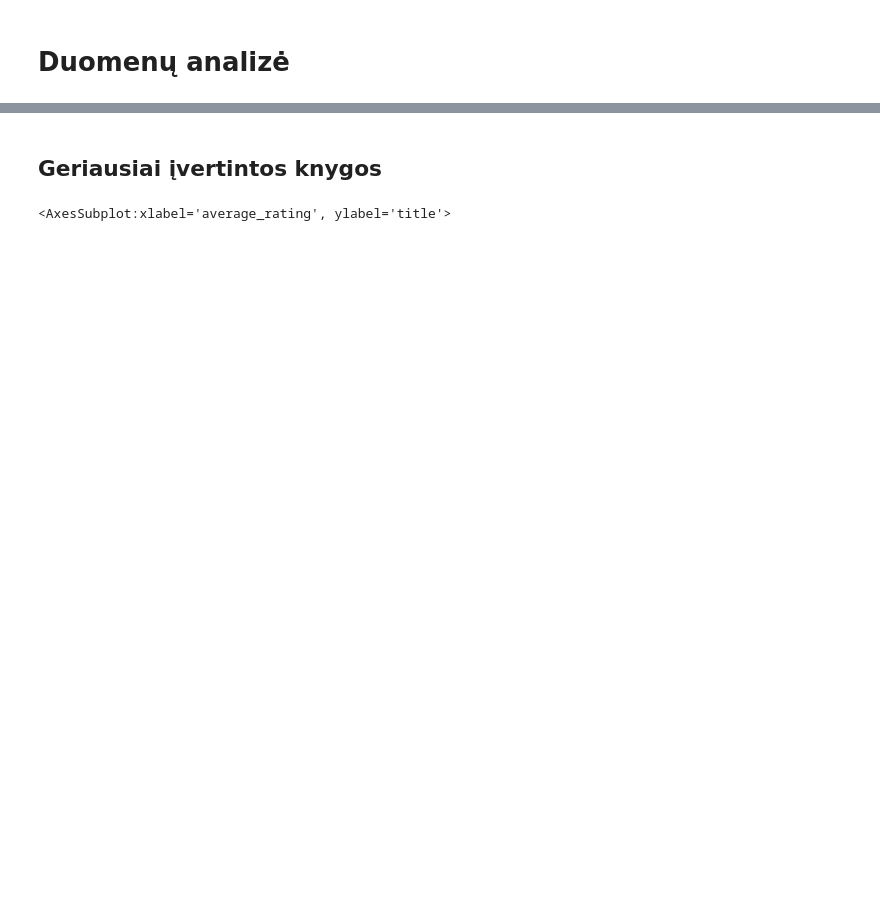
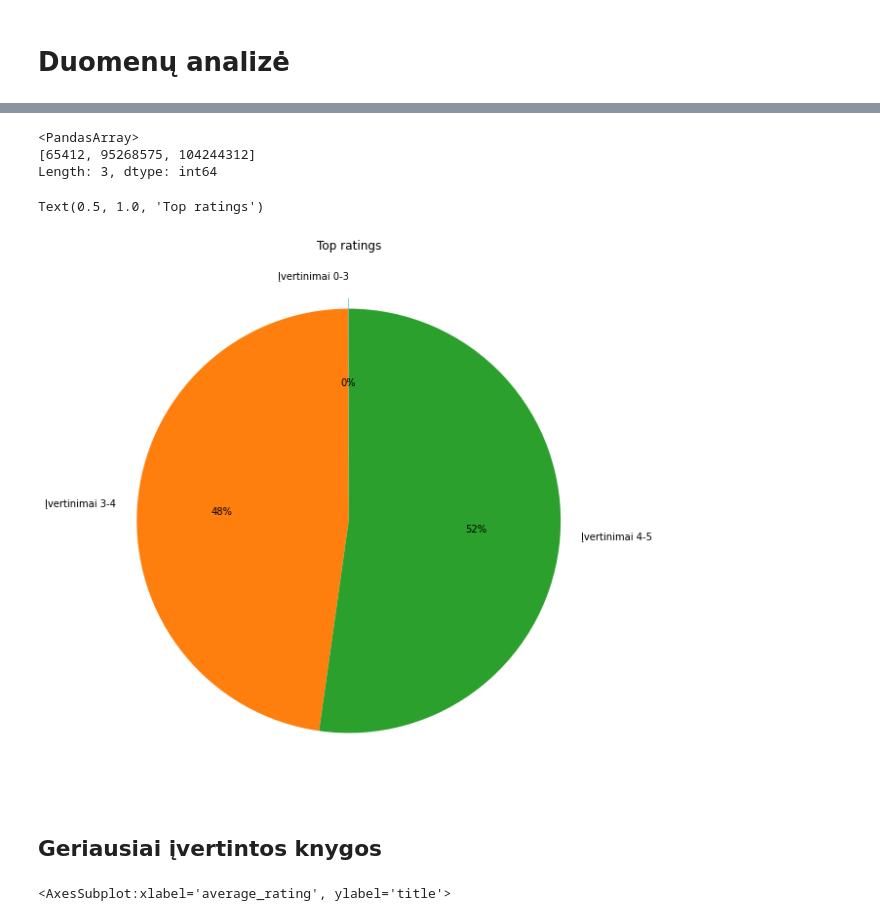
Before and after one commit to GretaMatu/python_mokymai, a Jupyter notebook: baigiamasis_darbas.ipynb, the cells around one changed output, grey strips where cells are left out. Saved outputs shown, nothing was run; the diff lists cells and outputs as text; code cells hidden in the pictures; blank space fills up the shorter version.

```diff
--- a/baigiamasis_darbas.ipynb
+++ b/baigiamasis_darbas.ipynb
@@ -112,0 +115,4 @@ books.head(2)
+# %%
+grouped_books = books.groupby(np.ceil(books['average_rating']))['ratings_count'].apply(lambda x: sum(x))[1:]
+#grouped_books = grouped_books[1:]
+grouped_books
@@ -113,3 +127,22 @@ books.head(2)
+# %%
+counts = grouped_books.array
+counts[2] = np.sum(counts[0:3])
+counts = counts[2:]
+counts
+# %% [output]
+<PandasArray>
+[65412, 95268575, 104244312]
+Length: 3, dtype: int64
+# %%
+labels = ['Įvertinimai 0-3', 'Įvertinimai 3-4', 'Įvertinimai 4-5']
+explode = (.05,0,0)
+
+fig, ax = plt.subplots(figsize = (10,10))
+ax.pie(counts, labels=labels, explode=explode, autopct='%1.f%%', startangle=90)
+ax.set_title('Top ratings')
+# %% [output]
+Text(0.5, 1.0, 'Top ratings')
+[figure, added]
 # %% [markdown]
 ## Geriausiai įvertintos knygos
 # %%
```
Also changed, not shown: parts of 20 cells of this notebook.
